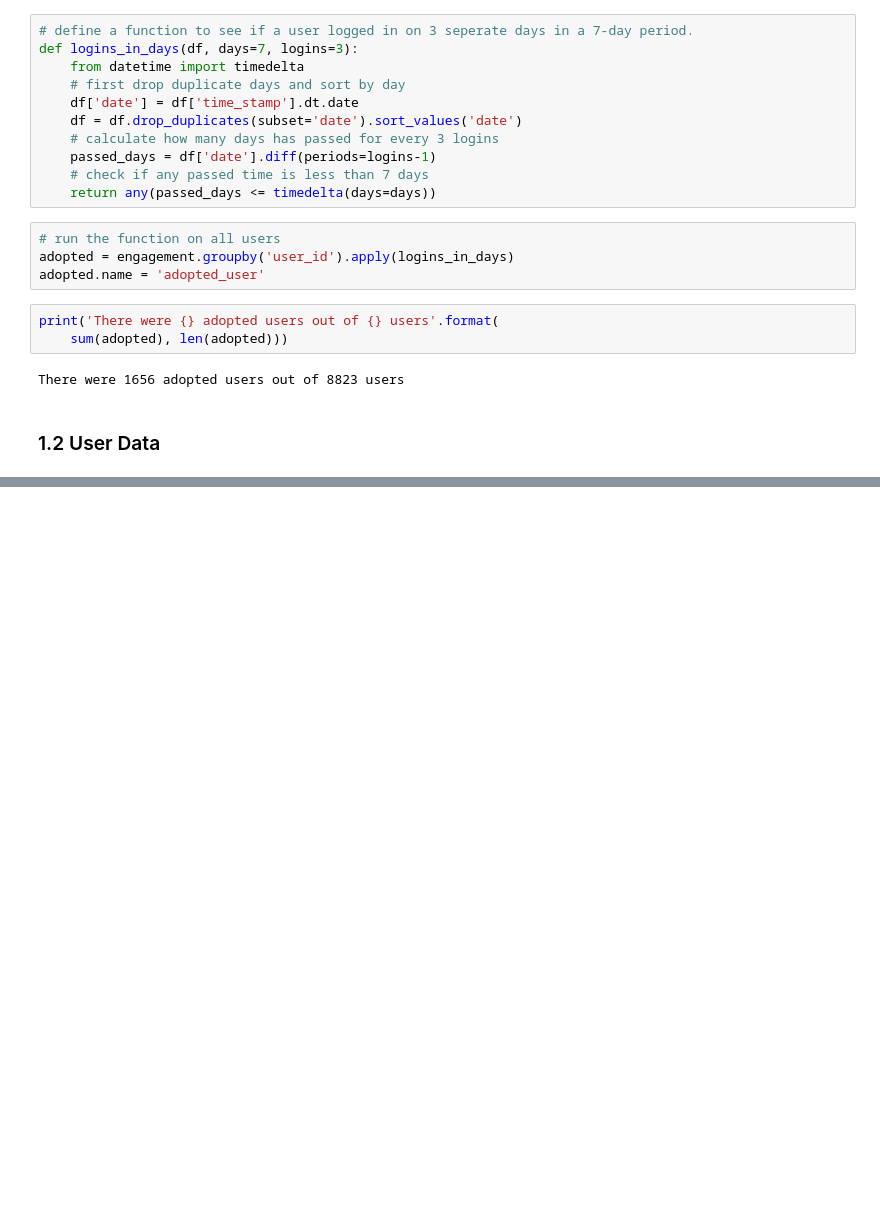
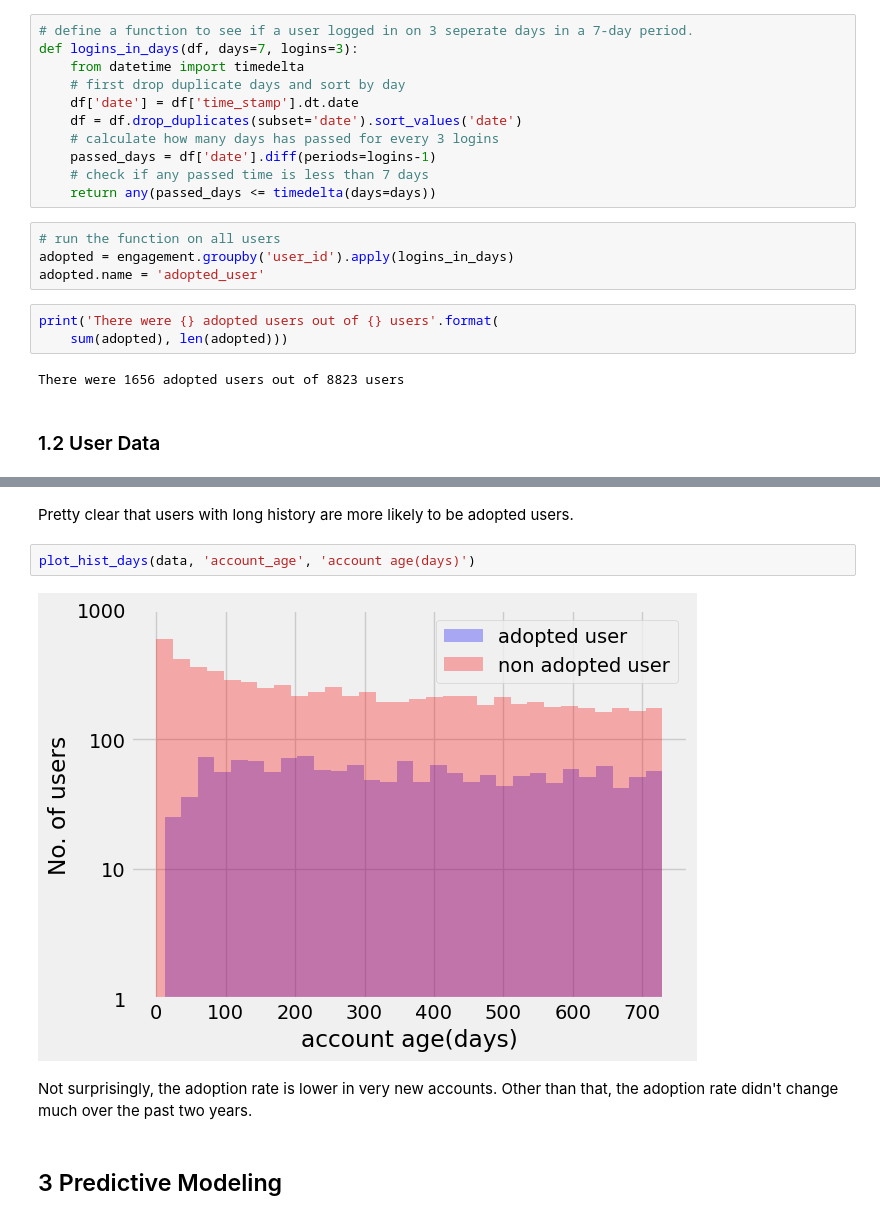
Before and after one commit to parisvu07/Springboard, a Jupyter notebook: Relax Inc. Challenge/relax_inc_challenge.ipynb, the cells around one changed output, grey strips where cells are left out. Cells and saved outputs as stored; diff of their text form; blank space fills up the shorter version.

```diff
--- a/Relax Inc. Challenge/relax_inc_challenge.ipynb
+++ b/Relax Inc. Challenge/relax_inc_challenge.ipynb
@@ -70,0 +233,10 @@ UnicodeDecodeError: 'utf-8' codec can't decode byte 0xe6 in position 1239: inval
+# %% [markdown]
+Pretty clear that users with long history are more likely to be adopted users.
+# %%
+plot_hist_days(data, 'account_age', 'account age(days)')
+# %% [output]
+[figure, added]
+# %% [markdown]
+Not surprisingly, the adoption rate is lower in very new accounts. Other than that, the adoption rate didn't change much over the past two years.
+# %% [markdown]
+## 3 Predictive Modeling
```
Also changed, not shown: parts of 29 cells of this notebook.
